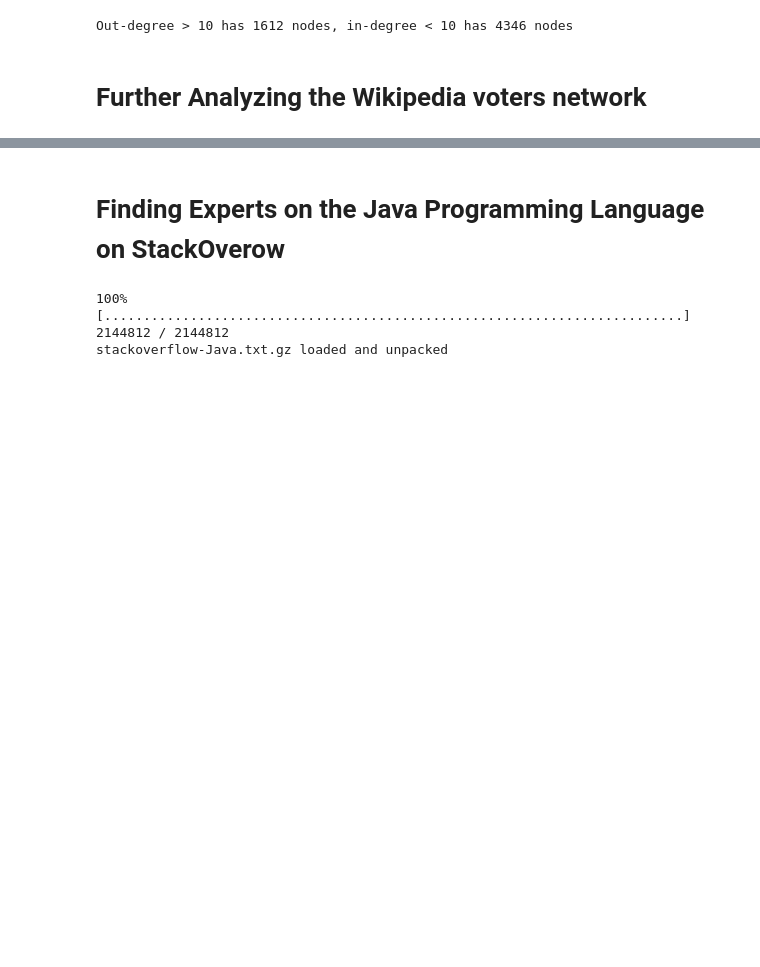
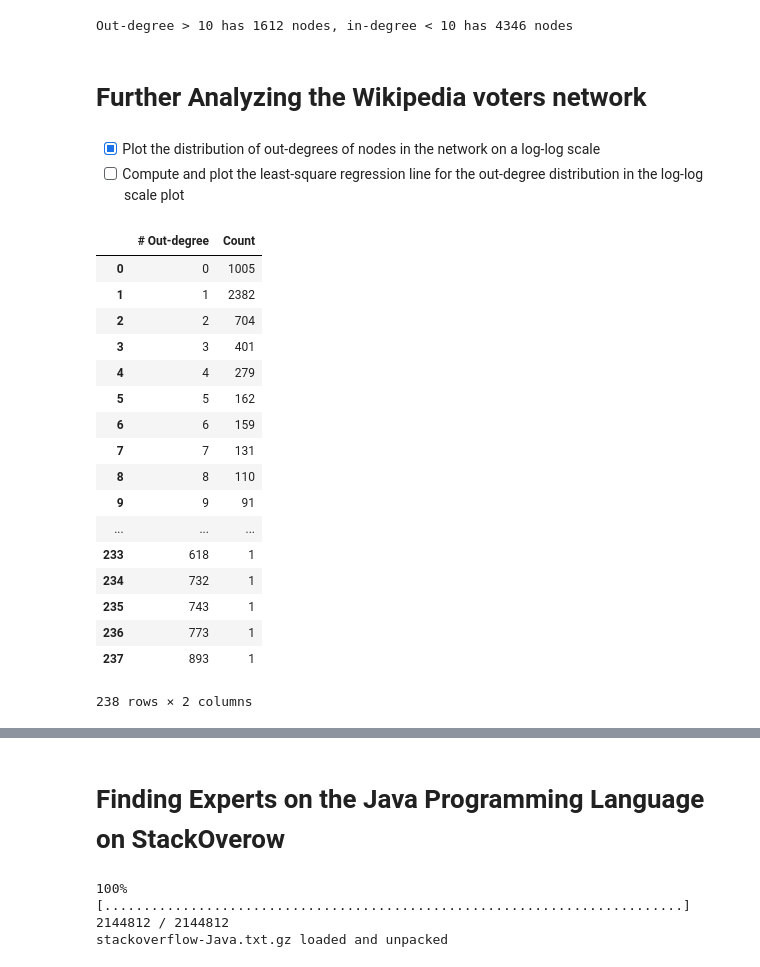
Before and after one commit to KonstantinKlepikov/cs224w-homwork, a Jupyter notebook: homework_0.ipynb, the cells around one changed output, grey strips where cells are left out. Saved outputs shown, nothing was run; the diff lists cells and outputs as text; code cells hidden in the pictures; blank space fills up the shorter version.

```diff
--- a/homework_0.ipynb
+++ b/homework_0.ipynb
@@ -122,3 +125,6 @@ print('Out-degree > 10 has {} nodes, in-degree < 10 has {} nodes'.format(node_mo
 Out-degree > 10 has 1612 nodes, in-degree < 10 has 4346 nodes
 # %% [markdown]
 # Further Analyzing the Wikipedia voters network
+# %% [markdown]
+- [x] Plot the distribution of out-degrees of nodes in the network on a log-log scale
+- [ ] Compute and plot the least-square regression line for the out-degree distribution in the log-log scale plot
@@ -124,0 +139,21 @@ Out-degree > 10 has 1612 nodes, in-degree < 10 has 4346 nodes
+# %%
+to_pd
+# %% [output]
+|  | # Out-degree | Count |
+| 0 | 0 | 1005 |
+| 1 | 1 | 2382 |
+| 2 | 2 | 704 |
+| 3 | 3 | 401 |
+| 4 | 4 | 279 |
+| 5 | 5 | 162 |
+| 6 | 6 | 159 |
+| 7 | 7 | 131 |
+| 8 | 8 | 110 |
+| 9 | 9 | 91 |
+| ... | ... | ... |
+| 233 | 618 | 1 |
+| 234 | 732 | 1 |
+| 235 | 743 | 1 |
+| 236 | 773 | 1 |
+| 237 | 893 | 1 |
+238 rows × 2 columns
```
Also changed, not shown: parts of 13 cells of this notebook, 1 other file.
